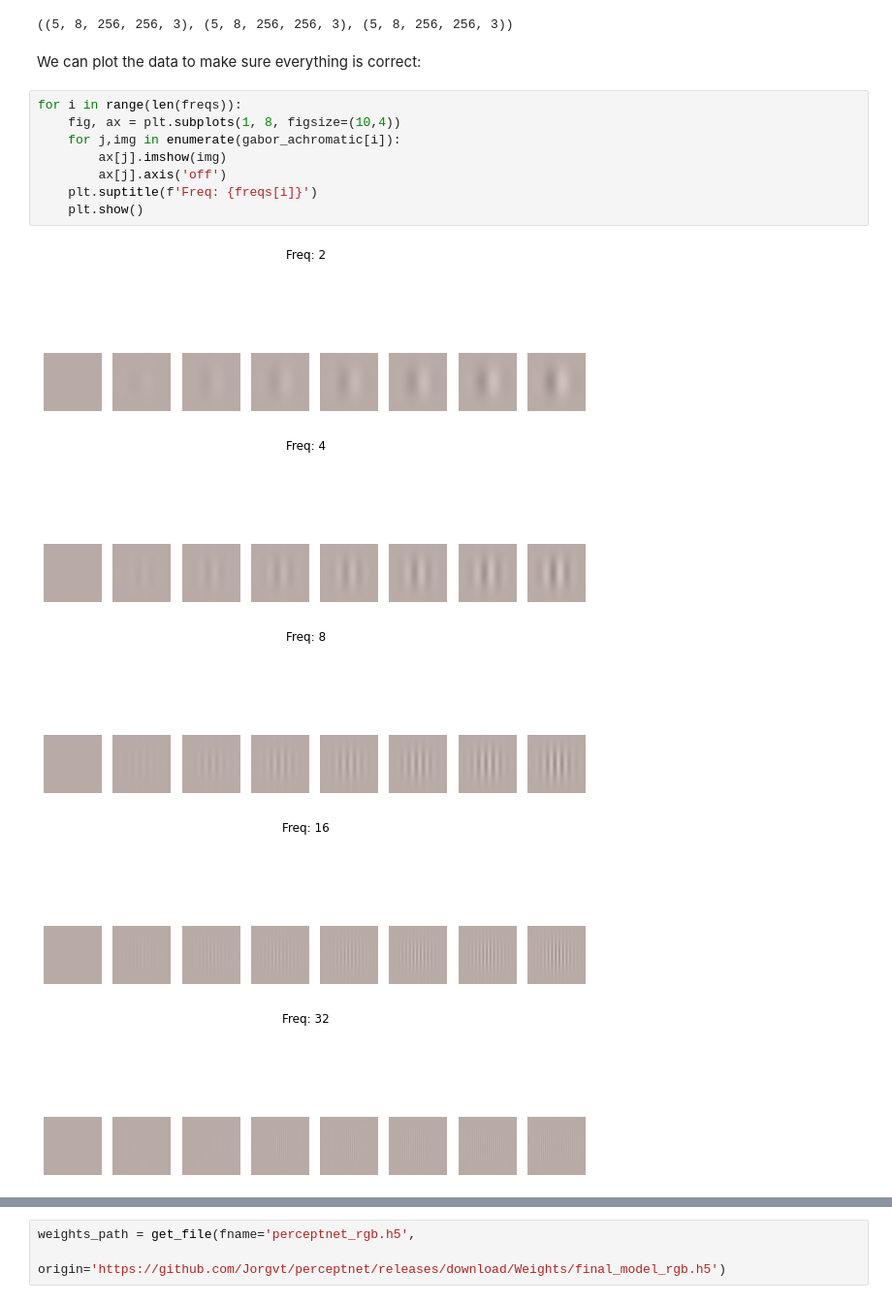
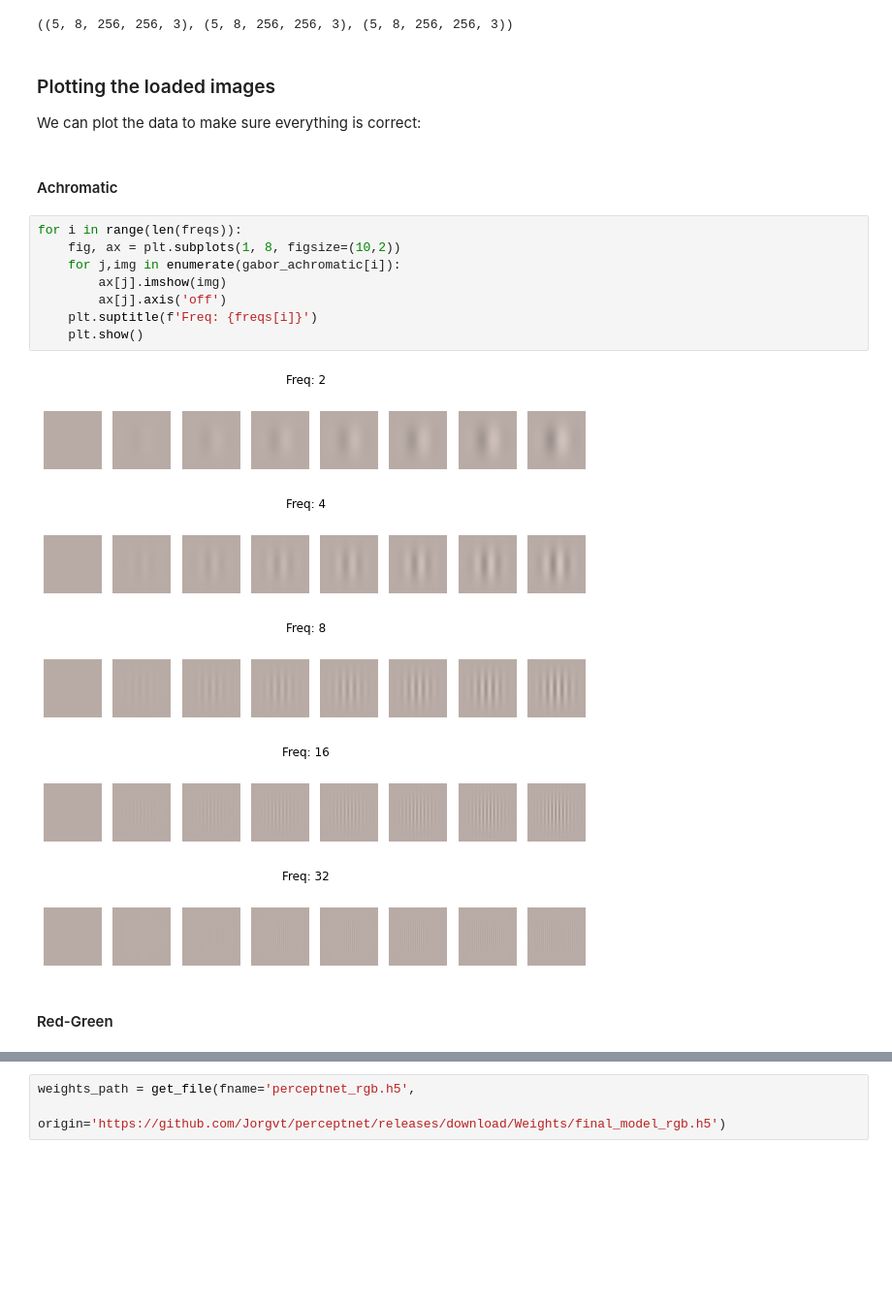
Before and after one commit to Jorgvt/PerceptualTests, a Jupyter notebook: Experiments/gabor_color_load_perceptnet.ipynb, the cells around one changed output, grey strips where cells are left out. Shown at 97% size. Drawn from its saved outputs; the diff is of its cells as text; blank space fills up the shorter version.

Commit message:
:memo: Improved texts and added an option to normalize or not the input images.

```diff
--- a/Experiments/gabor_color_load_perceptnet.ipynb
+++ b/Experiments/gabor_color_load_perceptnet.ipynb
@@ -46,20 +46,26 @@ gabor_achromatic.shape, gabor_rg.shape, gabor_yb.shape
 # %% [output]
 ((5, 8, 256, 256, 3), (5, 8, 256, 256, 3), (5, 8, 256, 256, 3))
 # %% [markdown]
+### Plotting the loaded images
+
 We can plot the data to make sure everything is correct:
+# %% [markdown]
+#### Achromatic
 # %%
 for i in range(len(freqs)):
-    fig, ax = plt.subplots(1, 8, figsize=(10,4))
+    fig, ax = plt.subplots(1, 8, figsize=(10,2))
     for j,img in enumerate(gabor_achromatic[i]):
         ax[j].imshow(img)
         ax[j].axis('off')
     plt.suptitle(f'Freq: {freqs[i]}')
     plt.show()
 # %% [output]
-[figure, old version]
+[figure, new version]
-[figure, old version]
+[figure, new version]
-[figure, old version]
+[figure, new version]
-[figure, old version]
+[figure, new version]
-[figure, old version]
+[figure, new version]
+# %% [markdown]
+#### Red-Green
 # %%
 for i in range(len(freqs)):
```
Also changed, not shown: parts of 14 cells of this notebook.
